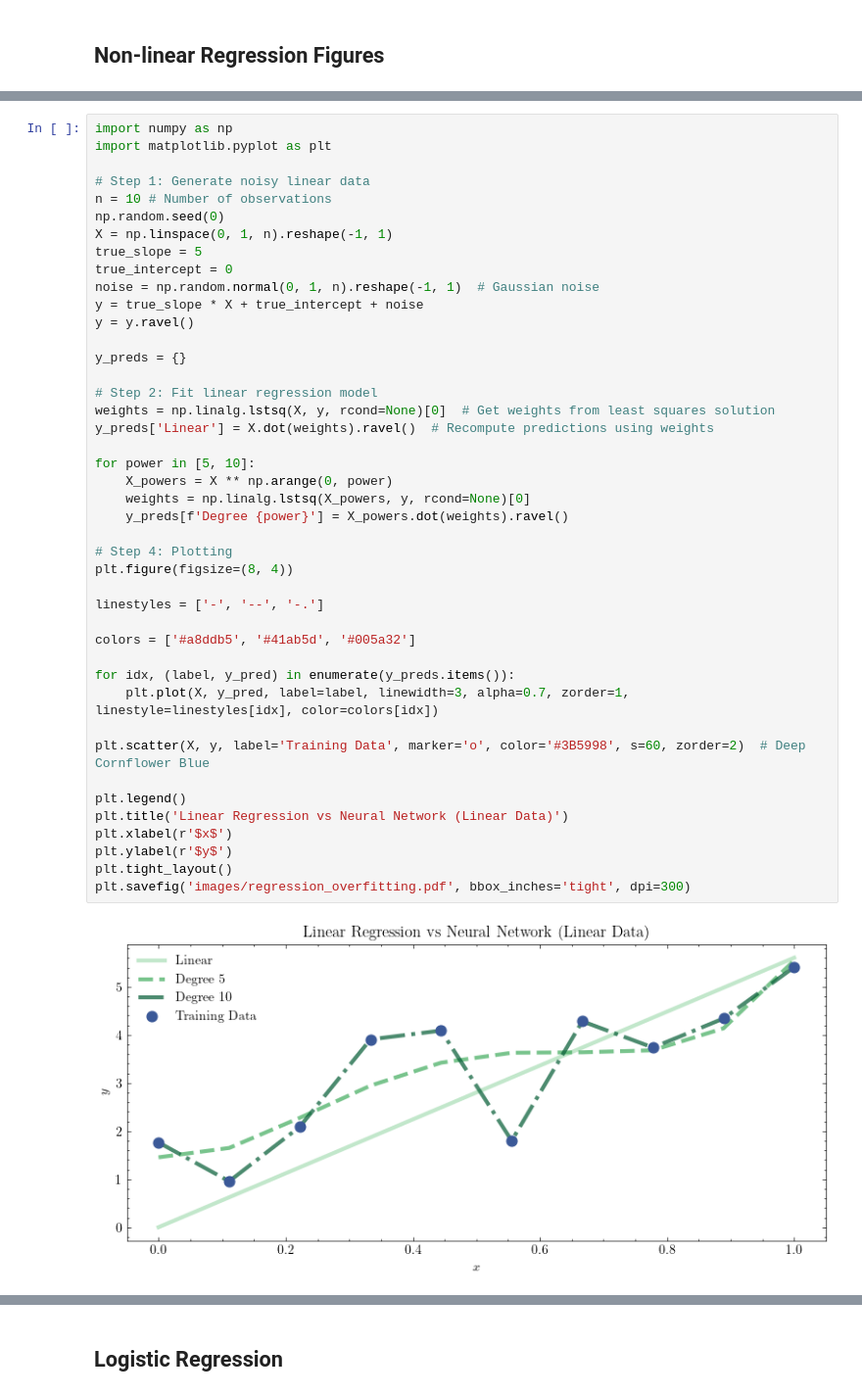
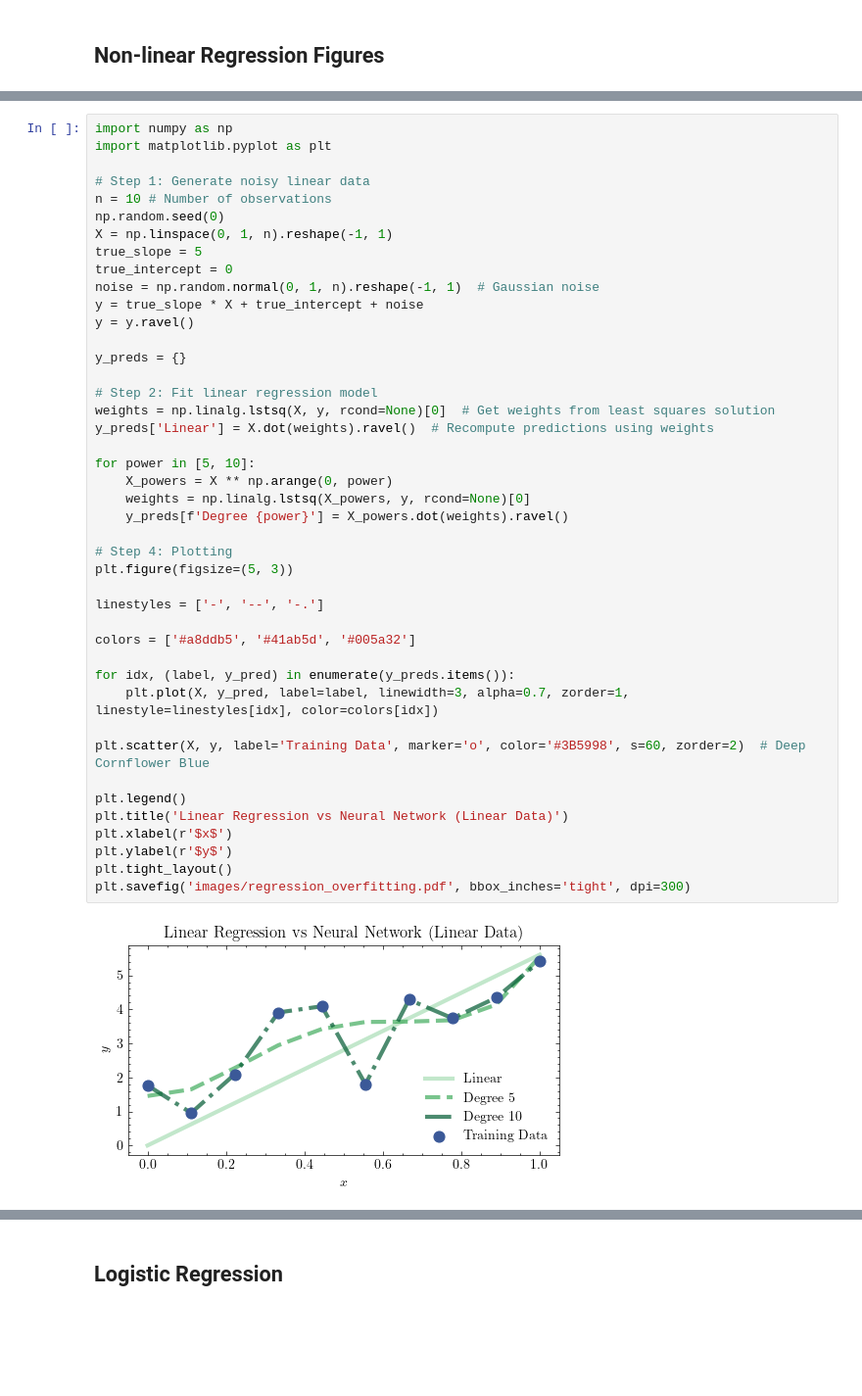
Before and after one commit to rtealwitter/datamining2025, a Jupyter notebook: notes/code.ipynb, the cells around one changed output, grey strips where cells are left out. Shown at 98% size. Cells and saved outputs as stored; diff of their text form; blank space fills up the shorter version.

```diff
--- a/notes/code.ipynb
+++ b/notes/code.ipynb
@@ -266,35 +266,35 @@ y = y.ravel()
 
 y_preds = {}
 
 # Step 2: Fit linear regression model
 weights = np.linalg.lstsq(X, y, rcond=None)[0]  # Get weights from least squares solution
 y_preds['Linear'] = X.dot(weights).ravel()  # Recompute predictions using weights
 
 for power in [5, 10]:
     X_powers = X ** np.arange(0, power)
     weights = np.linalg.lstsq(X_powers, y, rcond=None)[0]
     y_preds[f'Degree {power}'] = X_powers.dot(weights).ravel()
 
 # Step 4: Plotting
-plt.figure(figsize=(8, 4))
+plt.figure(figsize=(5, 3))
 
 linestyles = ['-', '--', '-.']
 
 colors = ['#a8ddb5', '#41ab5d', '#005a32']
 
 for idx, (label, y_pred) in enumerate(y_preds.items()):
     plt.plot(X, y_pred, label=label, linewidth=3, alpha=0.7, zorder=1, linestyle=linestyles[idx], color=colors[idx])
 
 plt.scatter(X, y, label='Training Data', marker='o', color='#3B5998', s=60, zorder=2)  # Deep Cornflower Blue
 
 plt.legend()
 plt.title('Linear Regression vs Neural Network (Linear Data)')
 plt.xlabel(r'$x$')
 plt.ylabel(r'$y$')
 plt.tight_layout()
 plt.savefig('images/regression_overfitting.pdf', bbox_inches='tight', dpi=300)
 # %% [output]
-[figure, old version]
+[figure, new version]
 # %%
 import numpy as np
 import matplotlib.pyplot as plt
```
Also changed, not shown: parts of 10 cells of this notebook, 44 other files.
